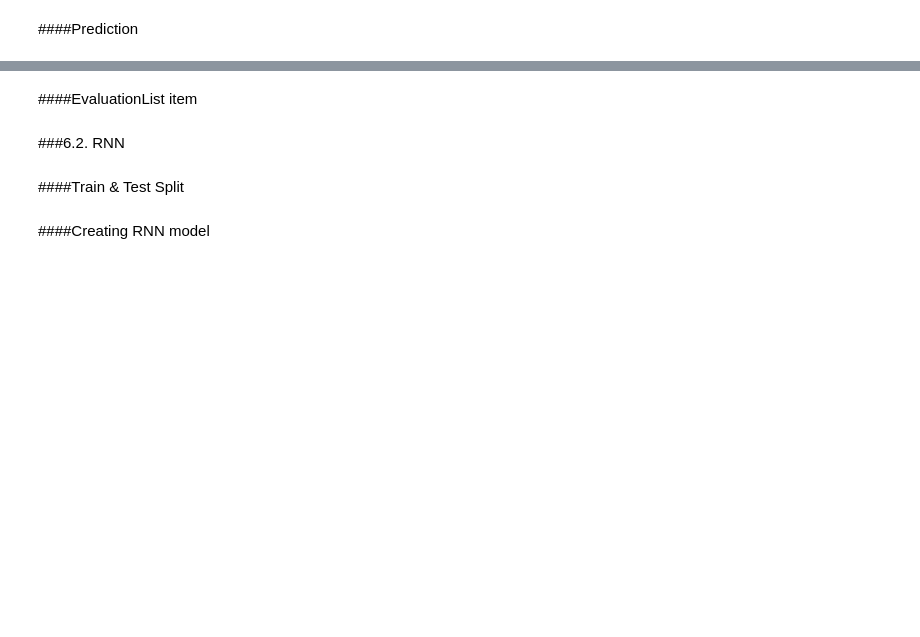
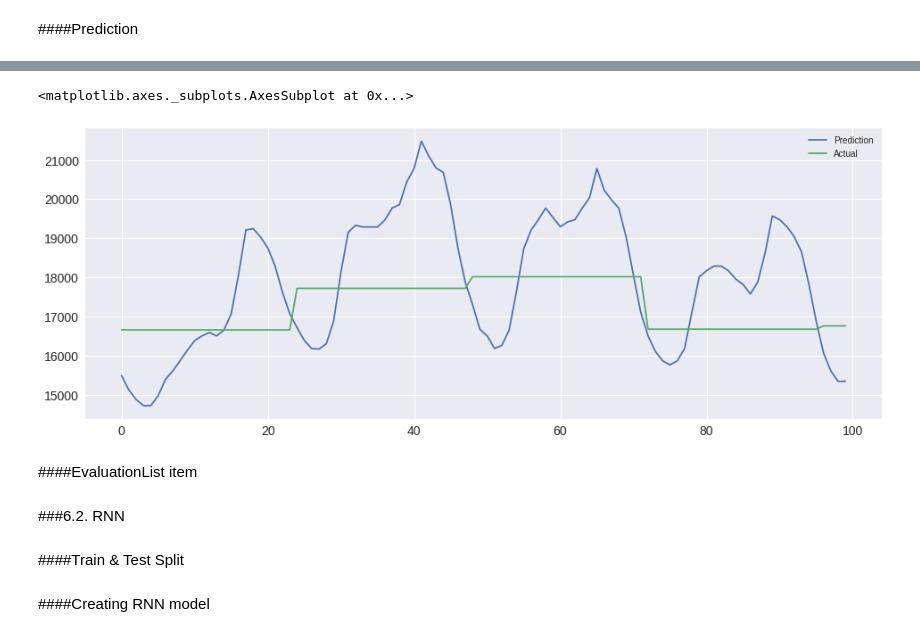
Before and after one commit to janosepah/ML_Project, a Jupyter notebook: Final_Project.ipynb, the cells around one changed output, grey strips where cells are left out. Drawn from its saved outputs; the diff is of its cells as text; code cells hidden in the pictures; blank space fills up the shorter version.

```diff
--- a/Final_Project.ipynb
+++ b/Final_Project.ipynb
@@ -312,2 +371,4 @@ TypeError: ignored
 # %% [markdown]
 ####Prediction
+# %%
+Supply_test["Prediction"] = xgd_reg.predict(X_test)
@@ -313,0 +391,3 @@ TypeError: ignored
+# %%
+data_compare1 = pd.DataFrame(Supply_test["Prediction"])
+data_compare1.shape
@@ -313,0 +396,5 @@ TypeError: ignored
+# %%
+ data_compare2= pd.DataFrame(Demand_2019['Market Demand'])
+ data_compare2.columns =['Actual']
+ data_compare2['Date'] = Demand_2019['Date']
+data_compare2
@@ -313,0 +415,5 @@ TypeError: ignored
+# %%
+data_compare3 = pd.merge_asof(data_compare1, data_compare2,
+              on='Date')
+
+data_compare3
@@ -314,3 +434,9 @@ TypeError: ignored
+# %%
+data_compare3['Prediction'][:100].plot(legend=True)
+data_compare3['Actual'][:100].plot(legend=True)
+# %% [output]
+<matplotlib.axes._subplots.AxesSubplot at 0x...>
+[figure, added]
 # %% [markdown]
 ####EvaluationList item
 # %% [markdown]
```
Also changed, not shown: parts of 11 cells of this notebook.
